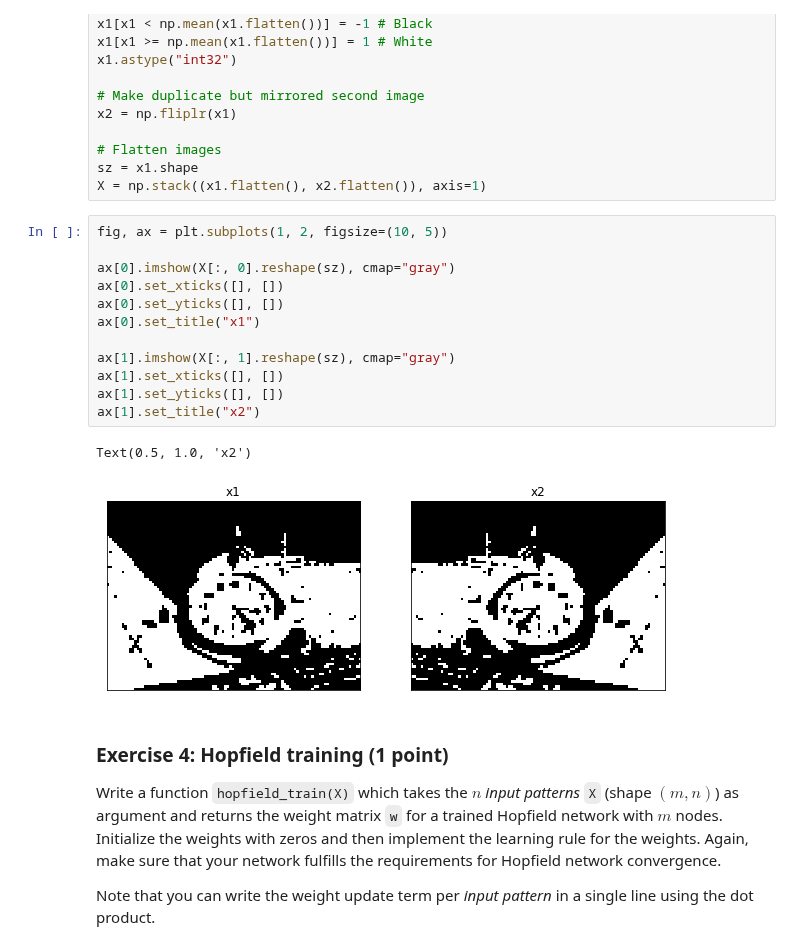
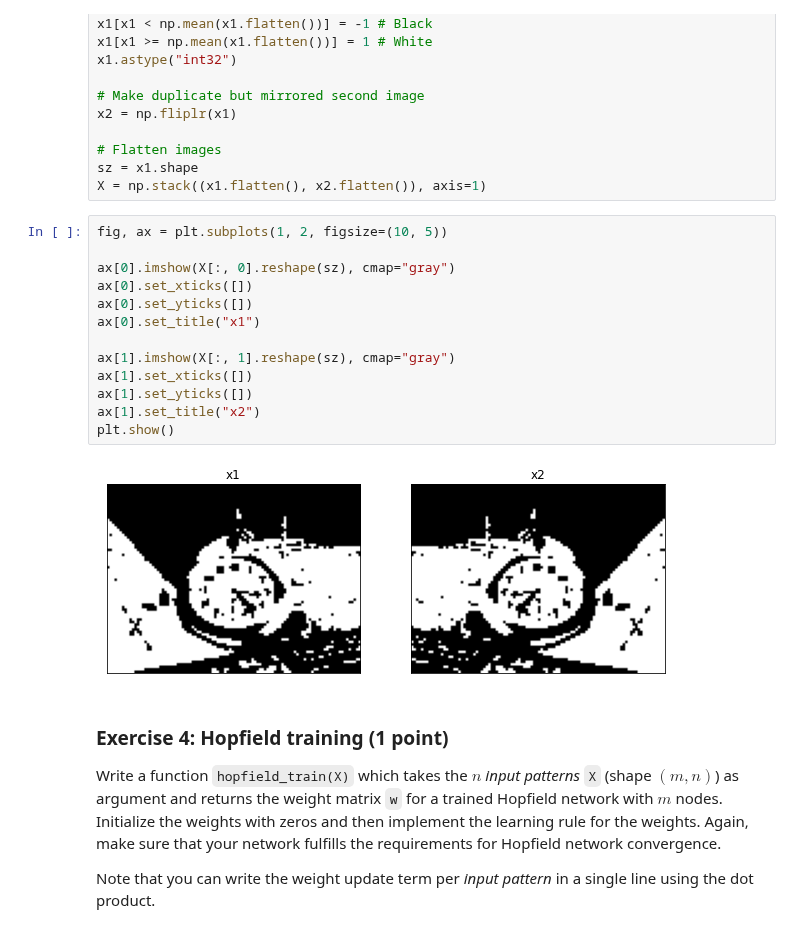
Before and after one commit to AjinkyaIndulkar/neural-networks-1920, a Jupyter notebook: P6 - Energy-Based Models/Chapter_08_hopfield.ipynb, the cells around one changed output. Saved outputs shown, nothing was run; the diff lists cells and outputs as text.

```diff
--- a/P6 - Energy-Based Models/Chapter_08_hopfield.ipynb
+++ b/P6 - Energy-Based Models/Chapter_08_hopfield.ipynb
@@ -213,18 +220,18 @@ X = np.stack((x1.flatten(), x2.flatten()), axis=1)
 # %%
 fig, ax = plt.subplots(1, 2, figsize=(10, 5))
 
 ax[0].imshow(X[:, 0].reshape(sz), cmap="gray")
-ax[0].set_xticks([], [])
-ax[0].set_yticks([], [])
+ax[0].set_xticks([])
+ax[0].set_yticks([])
 ax[0].set_title("x1")
 
 ax[1].imshow(X[:, 1].reshape(sz), cmap="gray")
-ax[1].set_xticks([], [])
-ax[1].set_yticks([], [])
+ax[1].set_xticks([])
+ax[1].set_yticks([])
 ax[1].set_title("x2")
+plt.show()
 # %% [output]
-Text(0.5, 1.0, 'x2')
-[figure, old version]
+[figure, new version]
 # %% [markdown]
 ### Exercise 4: Hopfield training  (1 point)
 Write a function `hopfield_train(X)` which takes the $n$ *input patterns* `X` (shape $(m,n)$) as argument and returns the weight matrix `w` for a trained Hopfield network with $m$ nodes. Initialize the weights with zeros and then implement the learning rule for the weights. Again, make sure that your network fulfills the requirements for Hopfield network convergence.
```
Also changed, not shown: parts of 16 cells of this notebook.
